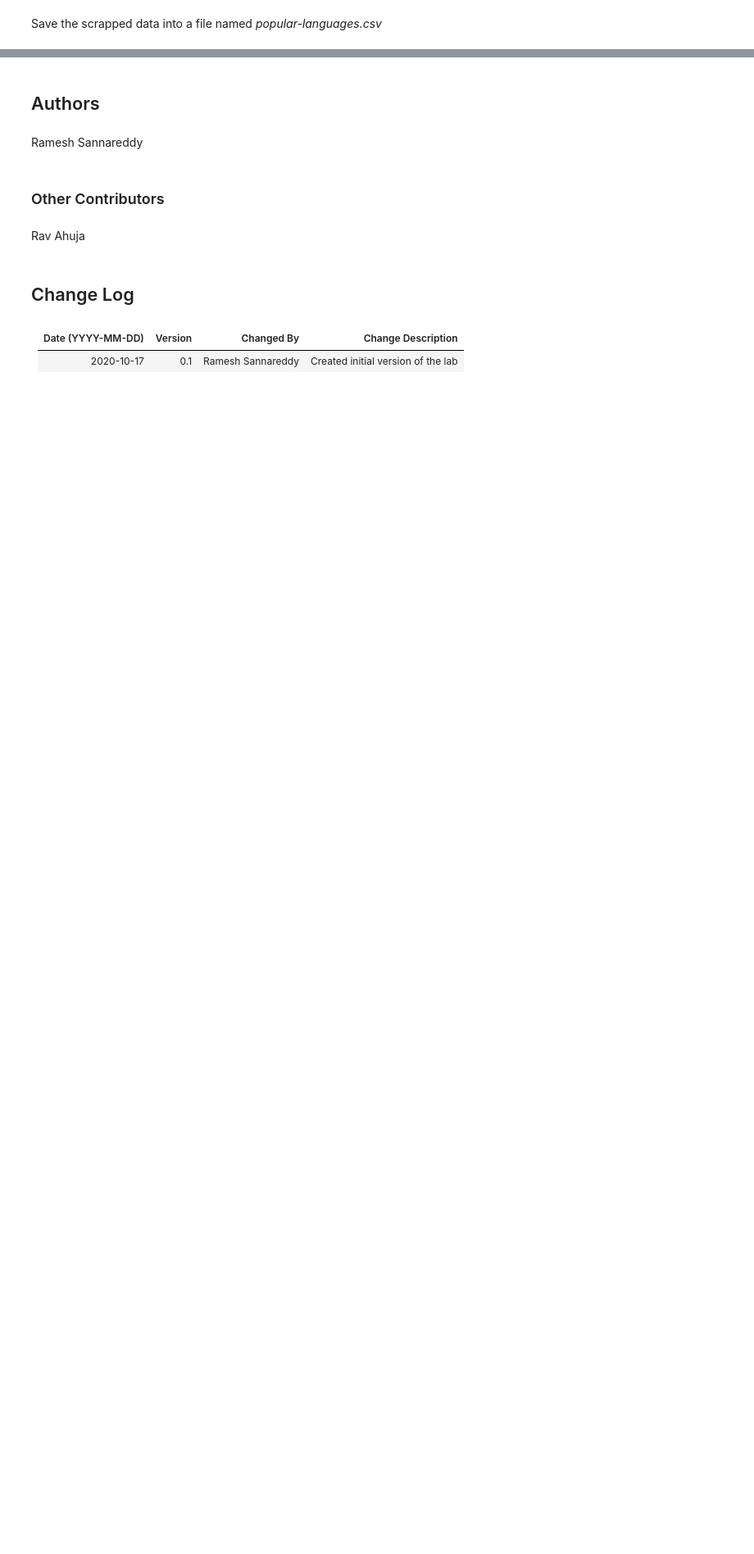
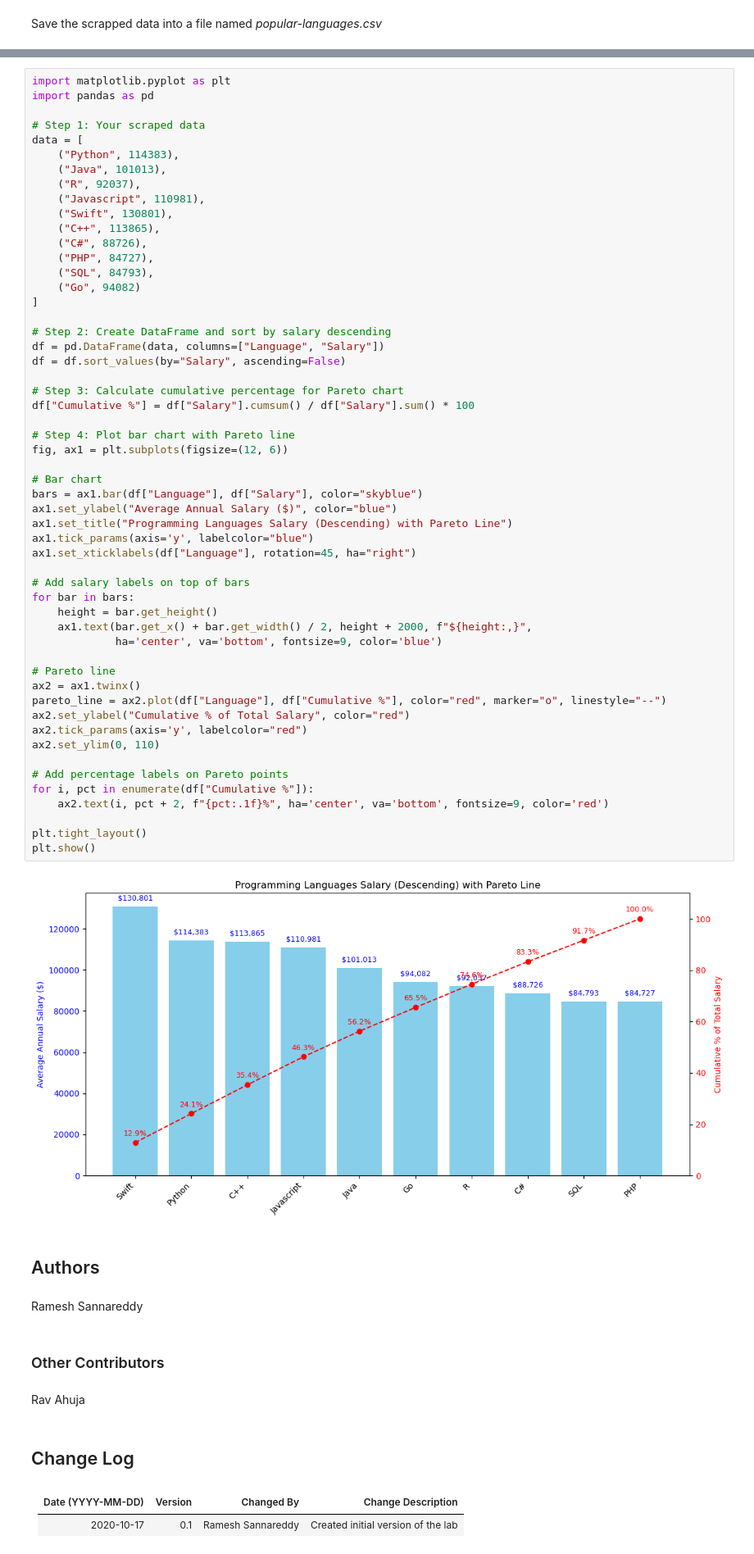
Before and after one commit to Madhavan-Data/Python-Project, a Jupyter notebook: Web-Scraping-Lab.ipynb, the cells around one changed output, grey strips where cells are left out. Shown at 82% size. Saved outputs shown, nothing was run; the diff lists cells and outputs as text; blank space fills up the shorter version.

```diff
--- a/Web-Scraping-Lab.ipynb
+++ b/Web-Scraping-Lab.ipynb
@@ -77,3 +100,59 @@ Scraped data saved to popular-languages.csv
+# %%
+import matplotlib.pyplot as plt
+import pandas as pd
+
+# Step 1: Your scraped data
+data = [
+    ("Python", 114383),
+    ("Java", 101013),
+    ("R", 92037),
+    ("Javascript", 110981),
+    ("Swift", 130801),
+    ("C++", 113865),
+    ("C#", 88726),
+    ("PHP", 84727),
+    ("SQL", 84793),
+    ("Go", 94082)
+]
+
+# Step 2: Create DataFrame and sort by salary descending
+df = pd.DataFrame(data, columns=["Language", "Salary"])
+df = df.sort_values(by="Salary", ascending=False)
+
+# Step 3: Calculate cumulative percentage for Pareto chart
+df["Cumulative %"] = df["Salary"].cumsum() / df["Salary"].sum() * 100
+
+# Step 4: Plot bar chart with Pareto line
+fig, ax1 = plt.subplots(figsize=(12, 6))
+
+# Bar chart
+bars = ax1.bar(df["Language"], df["Salary"], color="skyblue")
+ax1.set_ylabel("Average Annual Salary ($)", color="blue")
+ax1.set_title("Programming Languages Salary (Descending) with Pareto Line")
+ax1.tick_params(axis='y', labelcolor="blue")
+ax1.set_xticklabels(df["Language"], rotation=45, ha="right")
+
+# Add salary labels on top of bars
+for bar in bars:
+    height = bar.get_height()
+    ax1.text(bar.get_x() + bar.get_width() / 2, height + 2000, f"${height:,}",
+             ha='center', va='bottom', fontsize=9, color='blue')
+
+# Pareto line
+ax2 = ax1.twinx()
+pareto_line = ax2.plot(df["Language"], df["Cumulative %"], color="red", marker="o", linestyle="--")
+ax2.set_ylabel("Cumulative % of Total Salary", color="red")
+ax2.tick_params(axis='y', labelcolor="red")
+ax2.set_ylim(0, 110)
+
+# Add percentage labels on Pareto points
+for i, pct in enumerate(df["Cumulative %"]):
+    ax2.text(i, pct + 2, f"{pct:.1f}%", ha='center', va='bottom', fontsize=9, color='red')
+
+plt.tight_layout()
+plt.show()
+# %% [output]
+[figure, added]
 # %% [markdown]
 ## Authors
 # %% [markdown]
```
Also changed, not shown: parts of 3 cells of this notebook.
